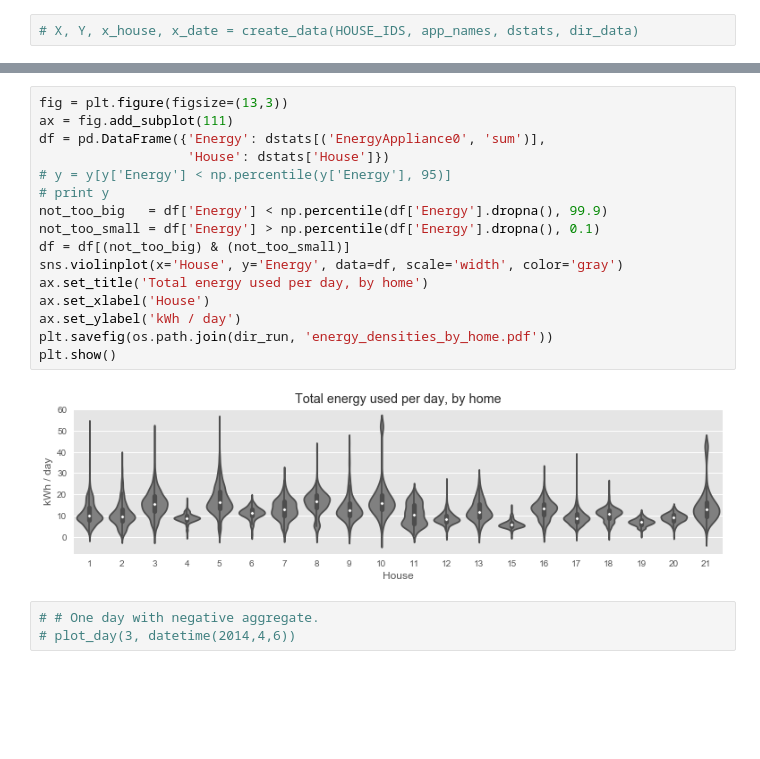
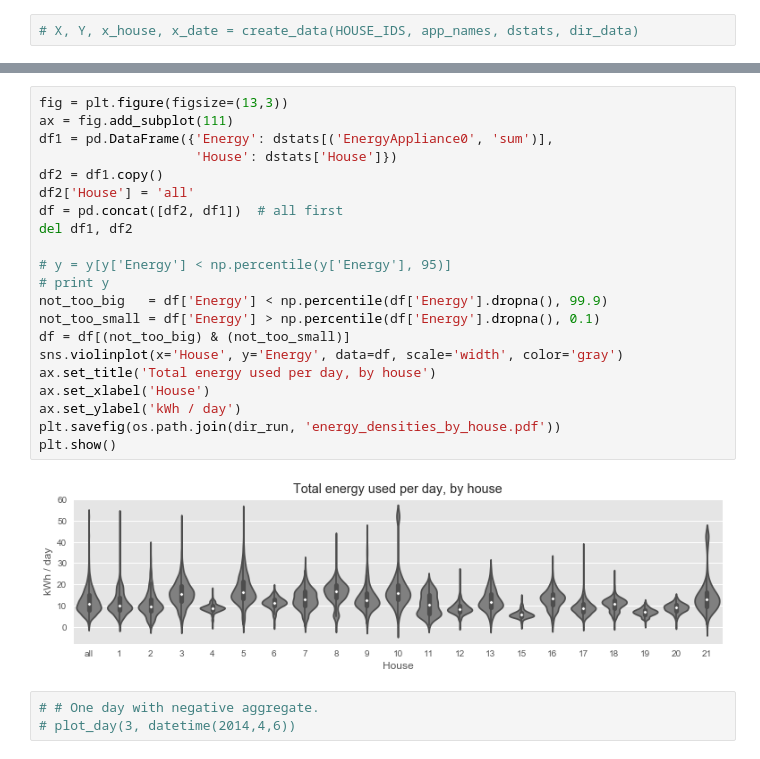
Before and after one commit to sipolac/thesis, a Jupyter notebook: py/explore_and_clean.ipynb, the cells around one changed output, grey strips where cells are left out. Saved outputs shown, nothing was run; the diff lists cells and outputs as text; blank space fills up the shorter version.

```diff
--- a/py/explore_and_clean.ipynb
+++ b/py/explore_and_clean.ipynb
@@ -396,21 +396,26 @@ plt.show()
 # %%
 fig = plt.figure(figsize=(13,3))
 ax = fig.add_subplot(111)
-df = pd.DataFrame({'Energy': dstats[('EnergyAppliance0', 'sum')],
-                   'House': dstats['House']})
+df1 = pd.DataFrame({'Energy': dstats[('EnergyAppliance0', 'sum')],
+                    'House': dstats['House']})
+df2 = df1.copy()
+df2['House'] = 'all'
+df = pd.concat([df2, df1])  # all first
+del df1, df2
+
 # y = y[y['Energy'] < np.percentile(y['Energy'], 95)]
 # print y
 not_too_big   = df['Energy'] < np.percentile(df['Energy'].dropna(), 99.9)
 not_too_small = df['Energy'] > np.percentile(df['Energy'].dropna(), 0.1)
 df = df[(not_too_big) & (not_too_small)]
 sns.violinplot(x='House', y='Energy', data=df, scale='width', color='gray')
-ax.set_title('Total energy used per day, by home')
+ax.set_title('Total energy used per day, by house')
 ax.set_xlabel('House')
 ax.set_ylabel('kWh / day')
-plt.savefig(os.path.join(dir_run, 'energy_densities_by_home.pdf'))
+plt.savefig(os.path.join(dir_run, 'energy_densities_by_house.pdf'))
 plt.show()
 # %% [output]
-[figure, old version]
+[figure, new version]
 # %%
 # # One day with negative aggregate.
 # plot_day(3, datetime(2014,4,6))
```
Also changed, not shown: parts of 5 cells of this notebook, 2 other files.
